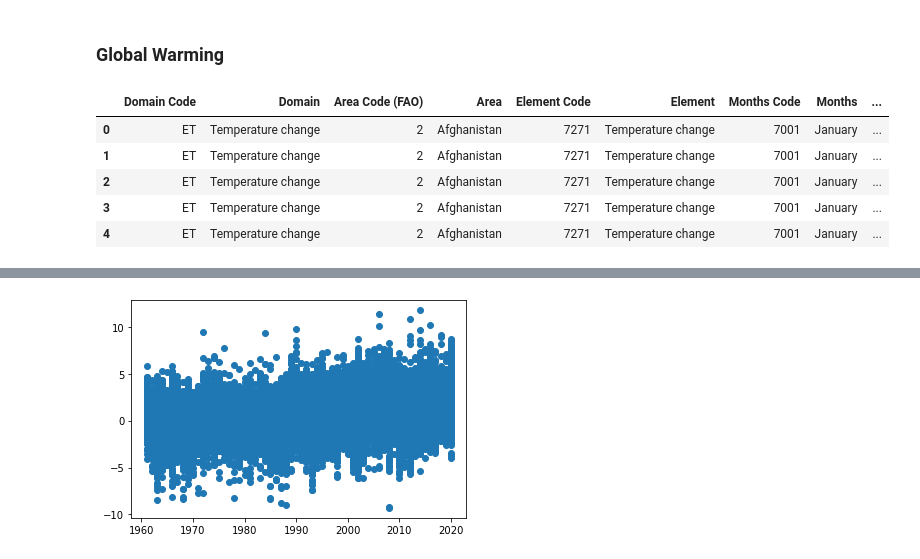
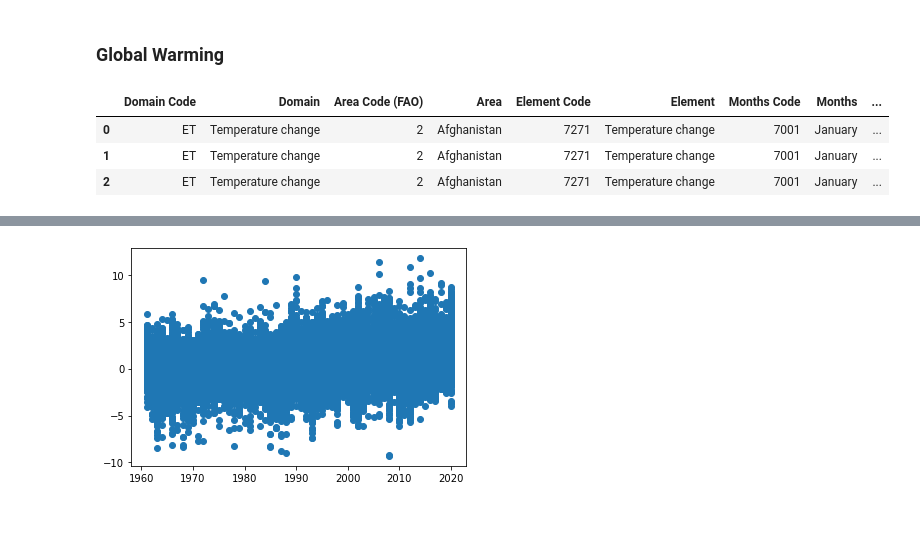
Before and after one commit to sanghyuns/Climate_Change_vs_Coffee_Production, a Jupyter notebook: Lara.ipynb, the cells around one changed output, grey strips where cells are left out. Cells and saved outputs as stored; diff of their text form; code cells hidden in the pictures; blank space fills up the shorter version.

```diff
--- a/Lara.ipynb
+++ b/Lara.ipynb
@@ -73,11 +53,9 @@ dtype: int64
 ### Global Warming
 # %%
 global_warming_df = pd.read_csv('data/FAOSTAT_data_1-10-2022.csv')
-global_warming_df.head()
+global_warming_df.head(3)
 # %% [output]
 |  | Domain Code | Domain | Area Code (FAO) | Area | Element Code | Element | Months Code | Months | ... |
 | 0 | ET | Temperature change | 2 | Afghanistan | 7271 | Temperature change | 7001 | January | ... |
 | 1 | ET | Temperature change | 2 | Afghanistan | 7271 | Temperature change | 7001 | January | ... |
 | 2 | ET | Temperature change | 2 | Afghanistan | 7271 | Temperature change | 7001 | January | ... |
-| 3 | ET | Temperature change | 2 | Afghanistan | 7271 | Temperature change | 7001 | January | ... |
-| 4 | ET | Temperature change | 2 | Afghanistan | 7271 | Temperature change | 7001 | January | ... |
```
Also changed, not shown: parts of 34 cells of this notebook, 1 other file.
